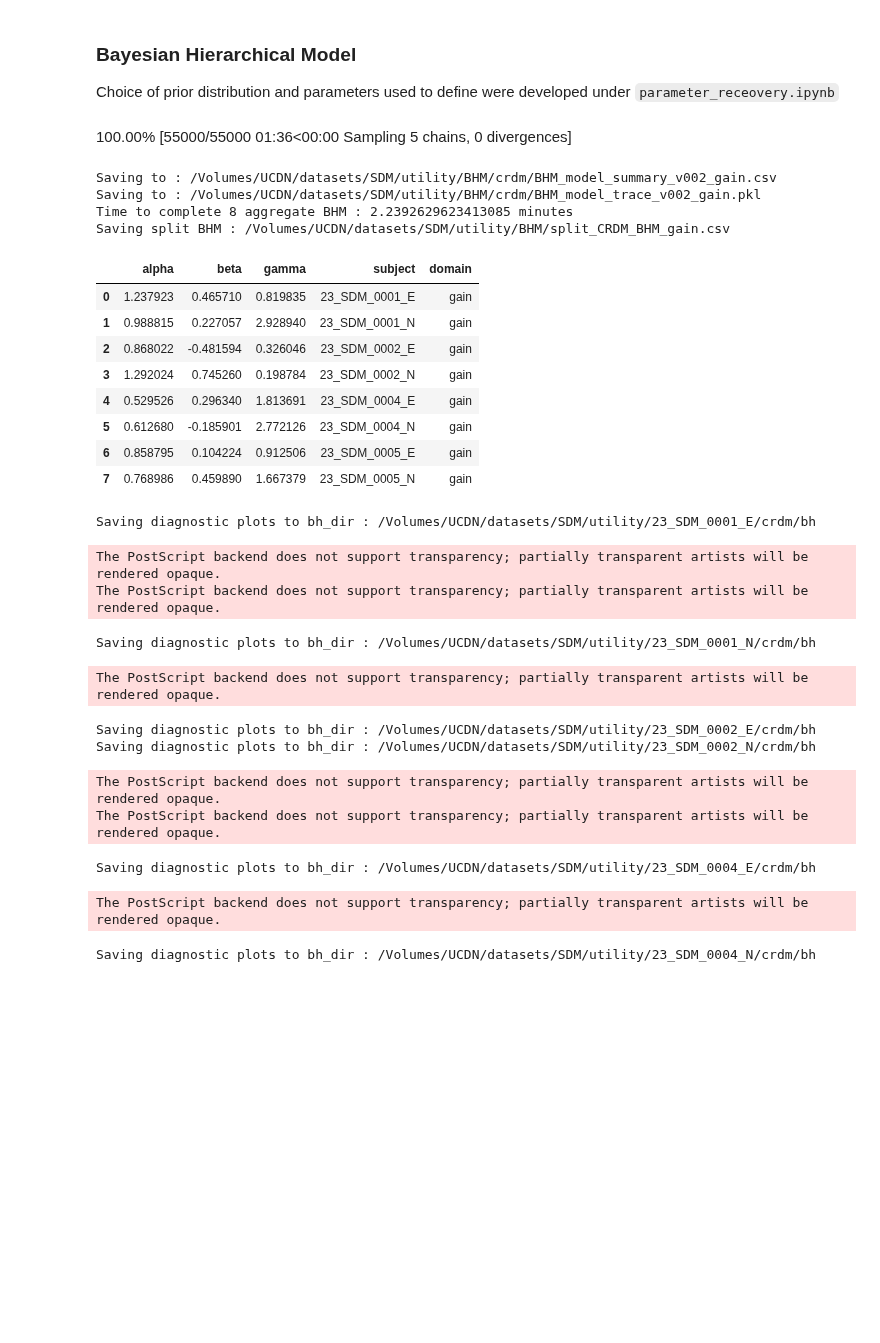
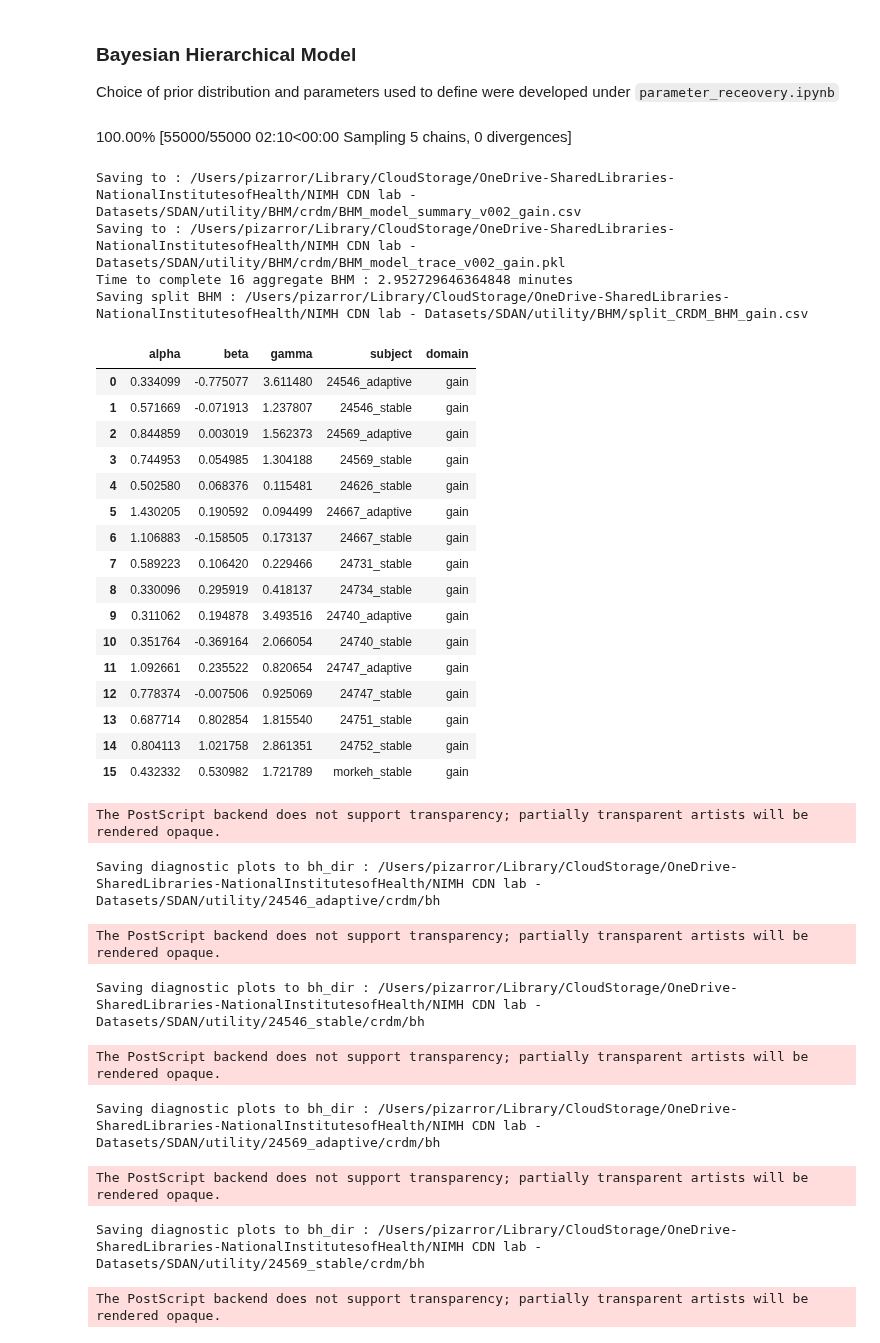
Before and after one commit to CDN-Lab/BH_model, a Jupyter notebook: crdm/hierarchical_model.ipynb, the cells around one changed output. Cells and saved outputs as stored; diff of their text form; code cells hidden in the pictures; blank space fills up the shorter version.

Commit message:
ran for SDAN on Sharepoint

```diff
--- a/crdm/hierarchical_model.ipynb
+++ b/crdm/hierarchical_model.ipynb
@@ -239,50 +239,56 @@ def extract_mean(save_dir='',var_names=['alpha','beta','gamma'],subjects=[],expe
 # %%
 # Set the paths needed to find the data and load
 
 # The user of the script can edit root_dir and dataset variables to get it to work for their dataset.
 # This script will work given the data is stored in the appropriate BIDS format in the split directory
-root_dir = '/Volumes/UCDN/datasets/'
-dataset = 'SDM'
+root_dir = '/Users/pizarror/Library/CloudStorage/OneDrive-SharedLibraries-NationalInstitutesofHealth/NIMH CDN lab - Datasets'
+# root_dir = '/Volumes/UCDN/datasets/'
+dataset = 'SDAN'
 
 # log the BHM experiment version, in case we cahnge it in the future
 experiment='v002'
 
 for domain in ['gain','loss','combined']:
     utility_dir,save_dir,data = dirs_and_data(root_dir=root_dir,dataset=dataset,domain=domain)
     if data.empty:
         # catch for when CRDM data by domain is not present
         continue
     trace_prior,subjects,subj_id = run_BHM(save_dir,experiment,domain,data)
     df_bhm = extract_mean(save_dir=save_dir,var_names=['alpha','beta','gamma'],
                           subjects=subjects,experiment=experiment,domain=domain)
     for s in set(subj_id):
         coords={'alpha_dim_0': [s],'beta_dim_0': [s],'gamma_dim_0':[s]}
         diganostic_plots(trace_prior,experiment=experiment,utility_dir=utility_dir,subject=subjects[s],
                          coords=coords,var_names=['alpha','beta','gamma'],figsize=(10,10))
 # %% [output]
-100.00% [55000/55000 01:36<00:00 Sampling 5 chains, 0 divergences]
+100.00% [55000/55000 02:10<00:00 Sampling 5 chains, 0 divergences]
-Saving to : /Volumes/UCDN/datasets/SDM/utility/BHM/crdm/BHM_model_summary_v002_gain.csv
-Saving to : /Volumes/UCDN/datasets/SDM/utility/BHM/crdm/BHM_model_trace_v002_gain.pkl
-Time to complete 8 aggregate BHM : 2.2392629623413085 minutes
-Saving split BHM : /Volumes/UCDN/datasets/SDM/utility/BHM/split_CRDM_BHM_gain.csv
+Saving to : /Users/pizarror/Library/CloudStorage/OneDrive-SharedLibraries-NationalInstitutesofHealth/NIMH CDN lab - Datasets/SDAN/utility/BHM/crdm/BHM_model_summary_v002_gain.csv
+Saving to : /Users/pizarror/Library/CloudStorage/OneDrive-SharedLibraries-NationalInstitutesofHealth/NIMH CDN lab - Datasets/SDAN/utility/BHM/crdm/BHM_model_trace_v002_gain.pkl
+Time to complete 16 aggregate BHM : 2.952729646364848 minutes
+Saving split BHM : /Users/pizarror/Library/CloudStorage/OneDrive-SharedLibraries-NationalInstitutesofHealth/NIMH CDN lab - Datasets/SDAN/utility/BHM/split_CRDM_BHM_gain.csv
 |  | alpha | beta | gamma | subject | domain |
-| 0 | 1.237923 | 0.465710 | 0.819835 | 23_SDM_0001_E | gain |
-| 1 | 0.988815 | 0.227057 | 2.928940 | 23_SDM_0001_N | gain |
-| 2 | 0.868022 | -0.481594 | 0.326046 | 23_SDM_0002_E | gain |
-| 3 | 1.292024 | 0.745260 | 0.198784 | 23_SDM_0002_N | gain |
-| 4 | 0.529526 | 0.296340 | 1.813691 | 23_SDM_0004_E | gain |
-| 5 | 0.612680 | -0.185901 | 2.772126 | 23_SDM_0004_N | gain |
-| 6 | 0.858795 | 0.104224 | 0.912506 | 23_SDM_0005_E | gain |
-| 7 | 0.768986 | 0.459890 | 1.667379 | 23_SDM_0005_N | gain |
+| 0 | 0.334099 | -0.775077 | 3.611480 | 24546_adaptive | gain |
+| 1 | 0.571669 | -0.071913 | 1.237807 | 24546_stable | gain |
+| 2 | 0.844859 | 0.003019 | 1.562373 | 24569_adaptive | gain |
+| 3 | 0.744953 | 0.054985 | 1.304188 | 24569_stable | gain |
+| 4 | 0.502580 | 0.068376 | 0.115481 | 24626_stable | gain |
+| 5 | 1.430205 | 0.190592 | 0.094499 | 24667_adaptive | gain |
+| 6 | 1.106883 | -0.158505 | 0.173137 | 24667_stable | gain |
+| 7 | 0.589223 | 0.106420 | 0.229466 | 24731_stable | gain |
+| 8 | 0.330096 | 0.295919 | 0.418137 | 24734_stable | gain |
+| 9 | 0.311062 | 0.194878 | 3.493516 | 24740_adaptive | gain |
+| 10 | 0.351764 | -0.369164 | 2.066054 | 24740_stable | gain |
+| 11 | 1.092661 | 0.235522 | 0.820654 | 24747_adaptive | gain |
+| 12 | 0.778374 | -0.007506 | 0.925069 | 24747_stable | gain |
+| 13 | 0.687714 | 0.802854 | 1.815540 | 24751_stable | gain |
+| 14 | 0.804113 | 1.021758 | 2.861351 | 24752_stable | gain |
+| 15 | 0.432332 | 0.530982 | 1.721789 | morkeh_stable | gain |
-Saving diagnostic plots to bh_dir : /Volumes/UCDN/datasets/SDM/utility/23_SDM_0001_E/crdm/bh
+The PostScript backend does not support transparency; partially transparent artists will be rendered opaque.
-The PostScript backend does not support transparency; partially transparent artists will be rendered opaque.
-The PostScript backend does not support transparency; partially transparent artists will be rendered opaque.
+Saving diagnostic plots to bh_dir : /Users/pizarror/Library/CloudStorage/OneDrive-SharedLibraries-NationalInstitutesofHealth/NIMH CDN lab - Datasets/SDAN/utility/24546_adaptive/crdm/bh
-Saving diagnostic plots to bh_dir : /Volumes/UCDN/datasets/SDM/utility/23_SDM_0001_N/crdm/bh
+The PostScript backend does not support transparency; partially transparent artists will be rendered opaque.
-The PostScript backend does not support transparency; partially transparent artists will be rendered opaque.
+Saving diagnostic plots to bh_dir : /Users/pizarror/Library/CloudStorage/OneDrive-SharedLibraries-NationalInstitutesofHealth/NIMH CDN lab - Datasets/SDAN/utility/24546_stable/crdm/bh
-Saving diagnostic plots to bh_dir : /Volumes/UCDN/datasets/SDM/utility/23_SDM_0002_E/crdm/bh
-Saving diagnostic plots to bh_dir : /Volumes/UCDN/datasets/SDM/utility/23_SDM_0002_N/crdm/bh
+The PostScript backend does not support transparency; partially transparent artists will be rendered opaque.
-The PostScript backend does not support transparency; partially transparent artists will be rendered opaque.
-The PostScript backend does not support transparency; partially transparent artists will be rendered opaque.
+Saving diagnostic plots to bh_dir : /Users/pizarror/Library/CloudStorage/OneDrive-SharedLibraries-NationalInstitutesofHealth/NIMH CDN lab - Datasets/SDAN/utility/24569_adaptive/crdm/bh
-Saving diagnostic plots to bh_dir : /Volumes/UCDN/datasets/SDM/utility/23_SDM_0004_E/crdm/bh
+The PostScript backend does not support transparency; partially transparent artists will be rendered opaque.
-The PostScript backend does not support transparency; partially transparent artists will be rendered opaque.
+Saving diagnostic plots to bh_dir : /Users/pizarror/Library/CloudStorage/OneDrive-SharedLibraries-NationalInstitutesofHealth/NIMH CDN lab - Datasets/SDAN/utility/24569_stable/crdm/bh
-Saving diagnostic plots to bh_dir : /Volumes/UCDN/datasets/SDM/utility/23_SDM_0004_N/crdm/bh
+The PostScript backend does not support transparency; partially transparent artists will be rendered opaque.
```
Also changed, not shown: parts of 2 cells of this notebook.
